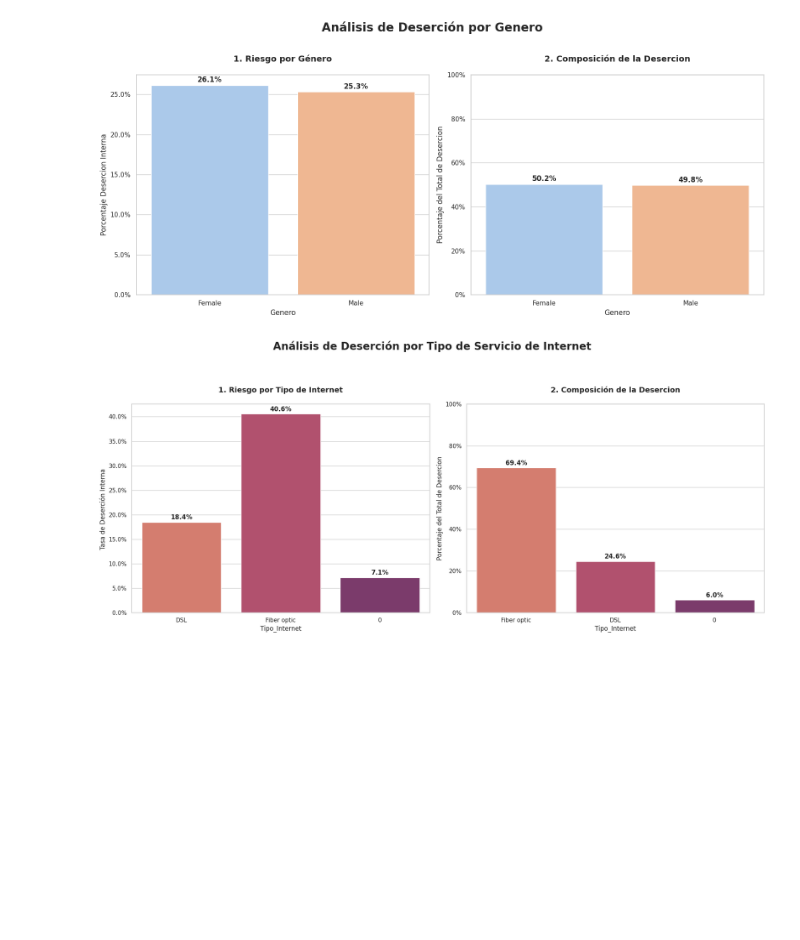
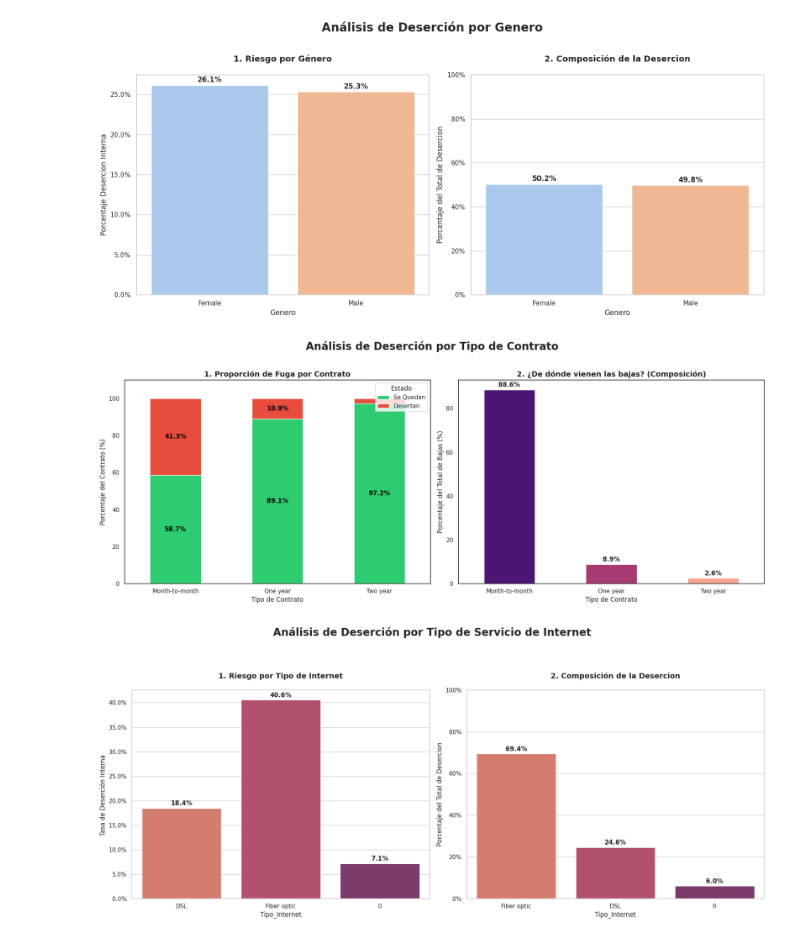
Before and after one commit to lstredel/hallenge-Telecom-X-Parte2, a Jupyter notebook: Challenge_TelecomX.ipynb, the cells around one changed output. Saved outputs shown, nothing was run; the diff lists cells and outputs as text; code cells hidden in the pictures; blank space fills up the shorter version.

```diff
--- a/Challenge_TelecomX.ipynb
+++ b/Challenge_TelecomX.ipynb
@@ -882,6 +882,76 @@ plt.tight_layout()
 plt.show()
 # %% [output]
 [figure]
+# %%
+# 1. Preparación de datos para el gráfico apilado al 100%
+# Creamos una tabla cruzada de frecuencias utilizando las columnas dummy
+# Primero, obtenemos los recuentos para cada tipo de contrato y estado de deserción
+contract_counts_month = df[df['Contrato_Month-to-month'] == 1]['Desercion'].value_counts().rename('Month-to-month')
+contract_counts_one_year = df[df['Contrato_One year'] == 1]['Desercion'].value_counts().rename('One year')
+contract_counts_two_year = df[df['Contrato_Two year'] == 1]['Desercion'].value_counts().rename('Two year')
+
+tabla_frecuencia = pd.DataFrame({
+    'Month-to-month': contract_counts_month,
+    'One year': contract_counts_one_year,
+    'Two year': contract_counts_two_year
+}).T.fillna(0)
+
+# Aseguramos que las columnas de Desercion sean 'Se Quedan' (0) y 'Desertan' (1)
+tabla_frecuencia.columns = ['Se Quedan', 'Desertan']
+
+# Convertimos a porcentajes por fila (cada barra sumará 100%)
+tabla_porcentual = tabla_frecuencia.div(tabla_frecuencia.sum(1), axis=0) * 100
+
+# 2. Preparación para el gráfico de composición (Derecha)
+solo_fugados = df[df['Desercion'] == 1]
+
+# Sumamos la cantidad de fugados por cada tipo de contrato dummy
+contrato_composicion_raw = solo_fugados[['Contrato_Month-to-month', 'Contrato_One year', 'Contrato_Two year']].sum()
+
+# Calculamos el porcentaje sobre el total de fugados
+total_fugados = len(solo_fugados)
+contrato_composicion = (contrato_composicion_raw / total_fugados) * 100
+contrato_composicion.index = ['Month-to-month', 'One year', 'Two year'] # Renombramos el índice
+
+# 3. Configuración de la figura
+fig, ax = plt.subplots(1, 2, figsize=(18, 7))
+plt.suptitle('Análisis de Deserción por Tipo de Contrato', fontsize=20, fontweight='bold', y=1.02)
+# --- GRÁFICO 1: Porcentaje de Deserción Apilado (Izquierda) ---
+tabla_porcentual.plot(kind='bar', stacked=True, color=['#2ecc71', '#e74c3c'], ax=ax[0])
+ax[0].set_title('1. Proporción de Fuga por Contrato', fontsize=14, fontweight='bold')
+ax[0].set_ylabel('Porcentaje del Contrato (%)')
+ax[0].set_xlabel('Tipo de Contrato')
+ax[0].set_ylim(0, 110) # Espacio para etiquetas
+ax[0].set_xticklabels(ax[0].get_xticklabels(), rotation=0)
+ax[0].legend(title='Estado', loc='upper right')
+
+# --- GRÁFICO 2: Composición de Deserción (Derecha) ---
+contrato_composicion.plot(kind='bar', color=['#4b1673', '#a63a73', '#f2a68d'], ax=ax[1])
+ax[1].set_title('2. ¿De dónde vienen las bajas? (Composición)', fontsize=14, fontweight='bold')
+ax[1].set_ylabel('Porcentaje del Total de Bajas (%)')
+ax[1].set_xlabel('Tipo de Contrato')
+ax[1].set_xticklabels(ax[1].get_xticklabels(), rotation=0)
+
+# 4. Añadir etiquetas de datos
+# Etiquetas para el gráfico 1 (Porcentajes internos)
+for p in ax[0].patches:
+    width, height = p.get_width(), p.get_height()
+    x, y = p.get_xy()
+    if height > 5: # Solo mostrar si el porcentaje es significativo
+        ax[0].text(x + width/2, y + height/2, f'{height:.1f}%',
+                   ha='center', va='center', color='black', fontweight='bold')
+
+# Etiquetas para el gráfico 2
+for p in ax[1].patches:
+    ax[1].annotate(f'{p.get_height():.1f}%',
+                   (p.get_x() + p.get_width() / 2., p.get_height()),
+                   ha='center', va='center', xytext=(0, 9),
+                   textcoords='offset points', fontweight='bold')
+
+plt.tight_layout()
+plt.show()
+# %% [output]
+[figure, added]
 # %%
 # Prepara los datos para el segundo gráfico (Composición del Total de fugas)
 df_solo_fuga = df[df['Desercion'] == 1]
```
Also changed, not shown: parts of 6 cells of this notebook.
